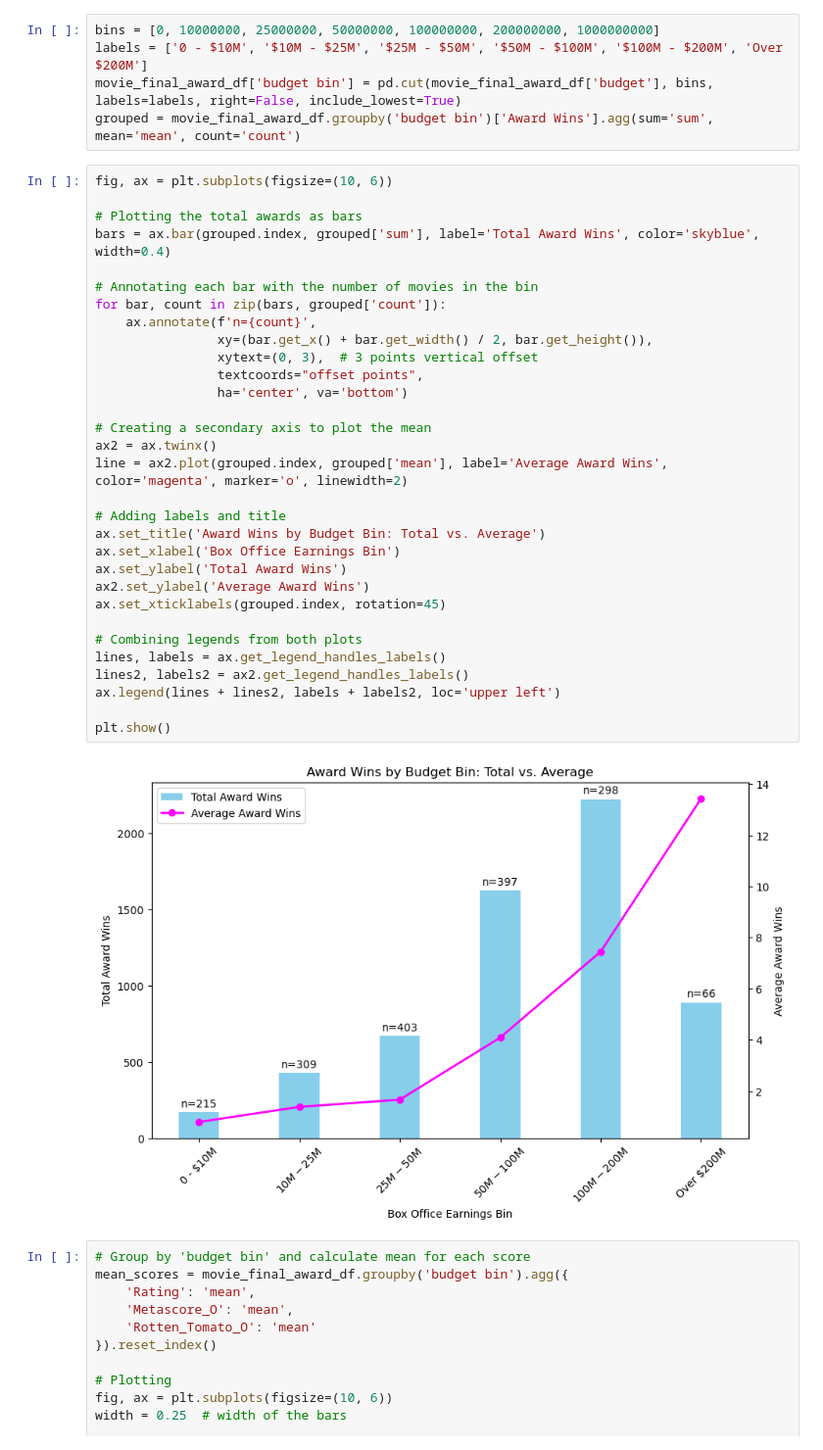
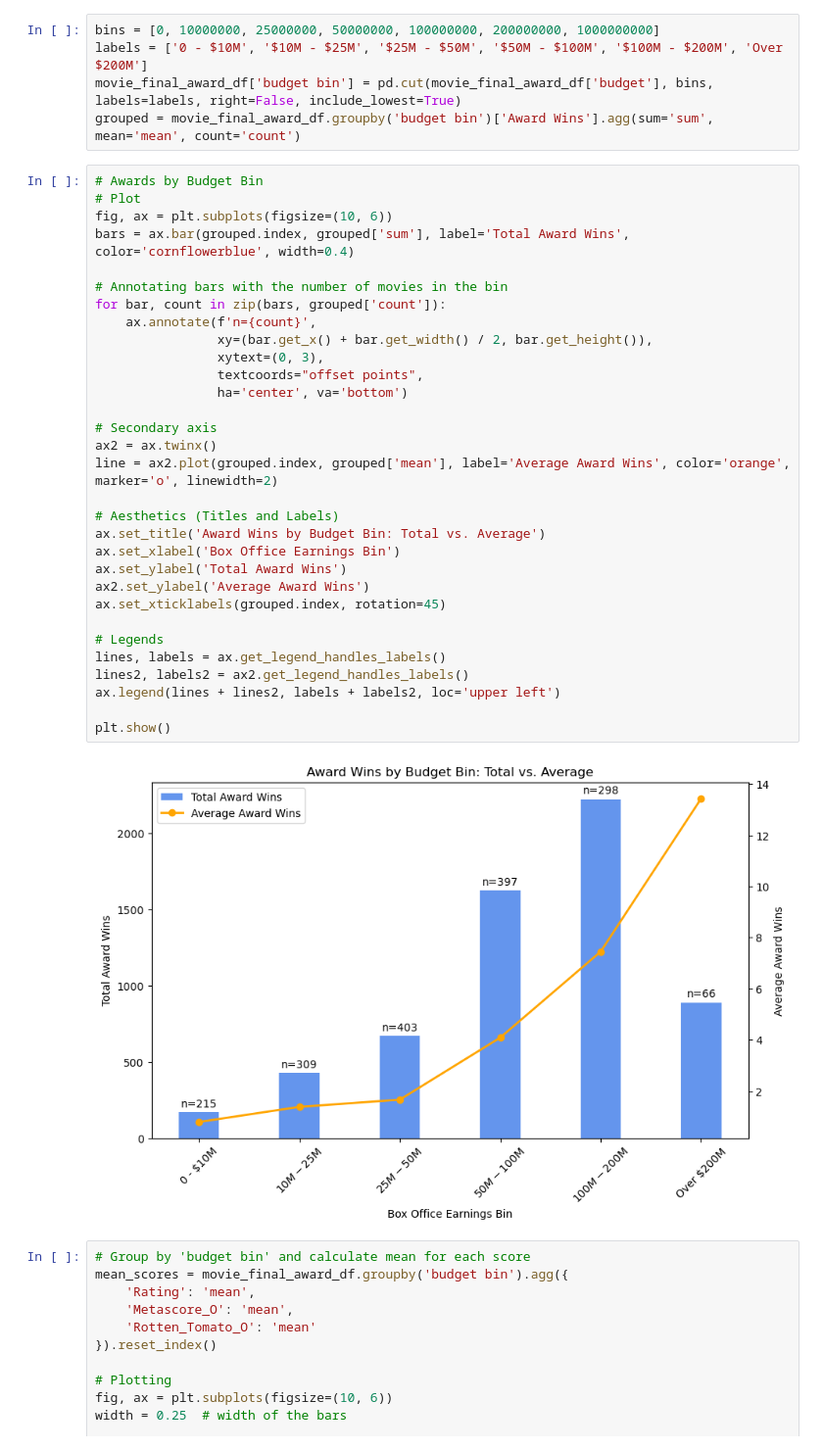
Before and after one commit to jvwastaken/Blockbuster-Breakdown, a Jupyter notebook: sloucel_analysis/final_sl_awards_analysis.ipynb, the cells around one changed output. Shown at 98% size. Cells and saved outputs as stored; diff of their text form.

```diff
--- a/sloucel_analysis/final_sl_awards_analysis.ipynb
+++ b/sloucel_analysis/final_sl_awards_analysis.ipynb
@@ -245,38 +251,38 @@ labels = ['0 - $10M', '$10M - $25M', '$25M - $50M', '$50M - $100M', '$100M - $20
 movie_final_award_df['budget bin'] = pd.cut(movie_final_award_df['budget'], bins, labels=labels, right=False, include_lowest=True)
 grouped = movie_final_award_df.groupby('budget bin')['Award Wins'].agg(sum='sum', mean='mean', count='count')
 # %%
+# Awards by Budget Bin
+# Plot
 fig, ax = plt.subplots(figsize=(10, 6))
+bars = ax.bar(grouped.index, grouped['sum'], label='Total Award Wins', color='cornflowerblue', width=0.4)
 
-# Plotting the total awards as bars
-bars = ax.bar(grouped.index, grouped['sum'], label='Total Award Wins', color='skyblue', width=0.4)
-
-# Annotating each bar with the number of movies in the bin
+# Annotating bars with the number of movies in the bin
 for bar, count in zip(bars, grouped['count']):
     ax.annotate(f'n={count}',
                 xy=(bar.get_x() + bar.get_width() / 2, bar.get_height()),
-                xytext=(0, 3),  # 3 points vertical offset
+                xytext=(0, 3),
                 textcoords="offset points",
                 ha='center', va='bottom')
 
-# Creating a secondary axis to plot the mean
+# Secondary axis
 ax2 = ax.twinx()
-line = ax2.plot(grouped.index, grouped['mean'], label='Average Award Wins', color='magenta', marker='o', linewidth=2)
+line = ax2.plot(grouped.index, grouped['mean'], label='Average Award Wins', color='orange', marker='o', linewidth=2)
 
-# Adding labels and title
+# Aesthetics (Titles and Labels)
 ax.set_title('Award Wins by Budget Bin: Total vs. Average')
 ax.set_xlabel('Box Office Earnings Bin')
 ax.set_ylabel('Total Award Wins')
 ax2.set_ylabel('Average Award Wins')
 ax.set_xticklabels(grouped.index, rotation=45)
 
-# Combining legends from both plots
+# Legends
 lines, labels = ax.get_legend_handles_labels()
 lines2, labels2 = ax2.get_legend_handles_labels()
 ax.legend(lines + lines2, labels + labels2, loc='upper left')
 
 plt.show()
 # %% [output]
-[figure, old version]
+[figure, new version]
 # %%
 # Group by 'budget bin' and calculate mean for each score
 mean_scores = movie_final_award_df.groupby('budget bin').agg({
```
Also changed, not shown: parts of 4 cells of this notebook, 1 other file.
